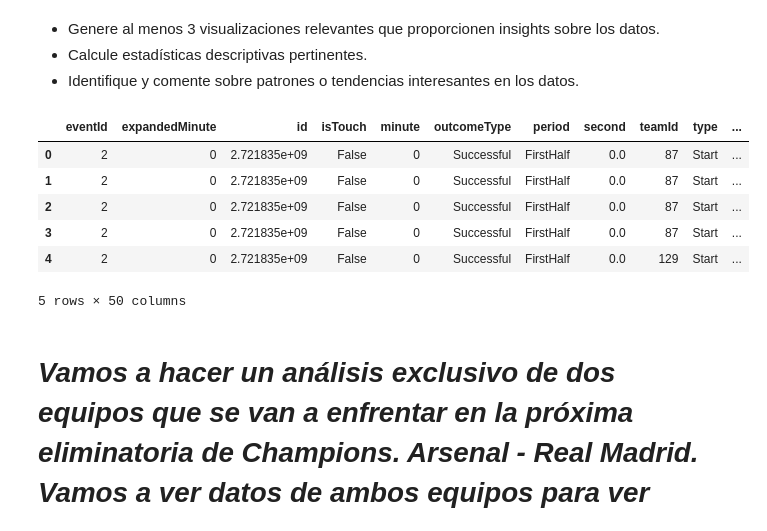
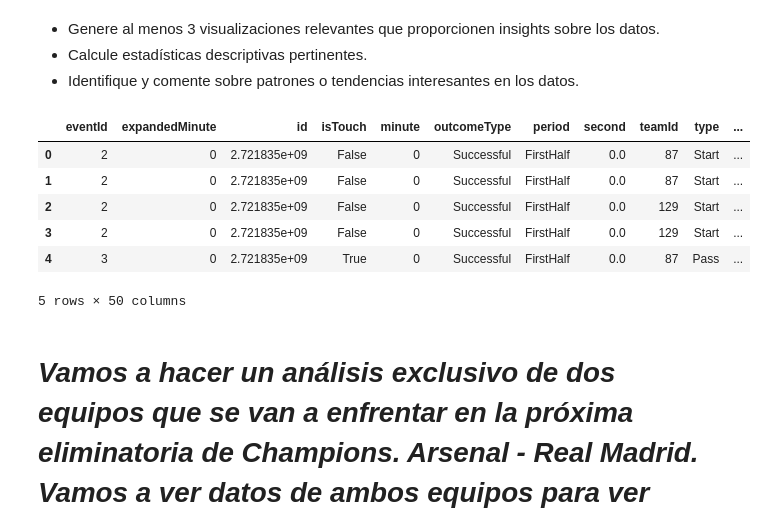
Before and after one commit to VictorZandalinas79/tareaM5_Python, a Jupyter notebook: notebooks/Tarea_M5_MPAD_Zandalinas_Victor_visualizaciones_arsenal_madrid.ipynb, the cells around one changed output. Saved outputs shown, nothing was run; the diff lists cells and outputs as text; code cells hidden in the pictures.

```diff
--- a/notebooks/Tarea_M5_MPAD_Zandalinas_Victor_visualizaciones_arsenal_madrid.ipynb
+++ b/notebooks/Tarea_M5_MPAD_Zandalinas_Victor_visualizaciones_arsenal_madrid.ipynb
@@ -18,15 +19,15 @@ import matplotlib.gridspec as gridspec
 # %%
 # Cargar el archivo CSV desde la misma carpeta de la notebook
-df_eventos = pd.read_csv('eventos.csv')
+df_eventos = pd.read_csv('../eventos.csv')
 
 df_eventos.head()
 # %% [output]
 |  | eventId | expandedMinute | id | isTouch | minute | outcomeType | period | second | teamId | type | ... |
 | 0 | 2 | 0 | 2.721835e+09 | False | 0 | Successful | FirstHalf | 0.0 | 87 | Start | ... |
 | 1 | 2 | 0 | 2.721835e+09 | False | 0 | Successful | FirstHalf | 0.0 | 87 | Start | ... |
-| 2 | 2 | 0 | 2.721835e+09 | False | 0 | Successful | FirstHalf | 0.0 | 87 | Start | ... |
-| 3 | 2 | 0 | 2.721835e+09 | False | 0 | Successful | FirstHalf | 0.0 | 87 | Start | ... |
-| 4 | 2 | 0 | 2.721835e+09 | False | 0 | Successful | FirstHalf | 0.0 | 129 | Start | ... |
+| 2 | 2 | 0 | 2.721835e+09 | False | 0 | Successful | FirstHalf | 0.0 | 129 | Start | ... |
+| 3 | 2 | 0 | 2.721835e+09 | False | 0 | Successful | FirstHalf | 0.0 | 129 | Start | ... |
+| 4 | 3 | 0 | 2.721835e+09 | True | 0 | Successful | FirstHalf | 0.0 | 87 | Pass | ... |
 5 rows × 50 columns
 # %% [markdown]
 # *Vamos a hacer un análisis exclusivo de dos equipos que se van a enfrentar en la próxima eliminatoria de Champions. Arsenal - Real Madrid. Vamos a ver datos de ambos equipos para ver relevancias y patrones que puedan ser claves en la eliminatoría.*
```
Also changed, not shown: parts of 4 cells of this notebook, 10 other files.
